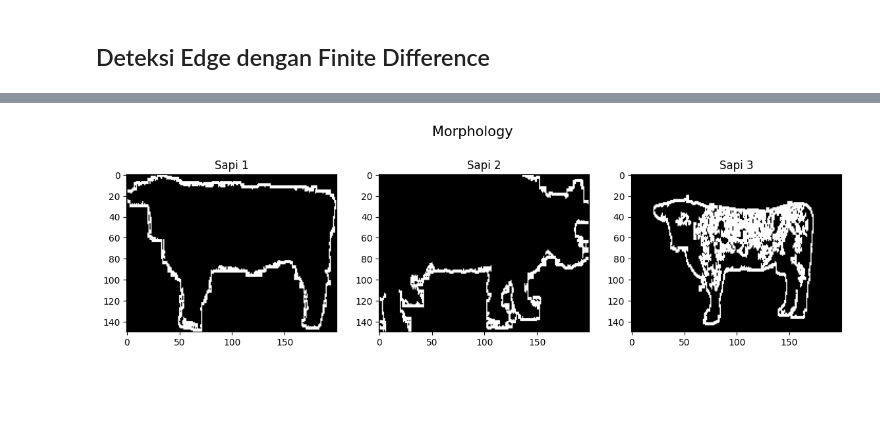
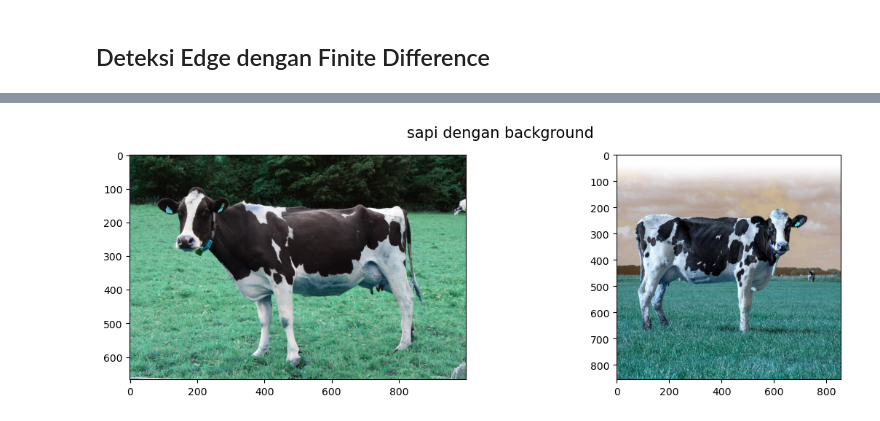
Before and after one commit to naragift/sapixy, a Jupyter notebook: main.ipynb, the cells around one changed output, grey strips where cells are left out. Saved outputs shown, nothing was run; the diff lists cells and outputs as text; code cells hidden in the pictures; blank space fills up the shorter version.

```diff
--- a/main.ipynb
+++ b/main.ipynb
@@ -272,28 +228,7 @@ def graham_scan(points):
-# %%
-def perform_morphology(image):
-    kernel = [[1, 1, 1],
-              [1, 1, 1],
-              [1, 1, 1]]
-
-    height, width = get_shape(image)
-    result = [[0] * width for _ in range(height)]
-
-    for y in range(1, height - 1):
-        for x in range(1, width - 1):
-            if image[y][x] == 255:
-                result[y][x] = 255
-
-                for ky in range(-1, 2):
-                    for kx in range(-1, 2):
-                        if kernel[ky+1][kx+1] == 1:
-                            result[y+ky][x+kx] = 255
-
-    return result
-
-morphology1 = perform_morphology(remove_dots1)
-morphology2 = perform_morphology(remove_dots2)
-morphology3 = perform_morphology(remove_dots3)
-
-display_im_nobg(morphology1,morphology2,morphology3, 'Morphology')
-# %% [output]
-[figure, removed]
+# %%
+sapi_dgn_bg1 = cv2.imread('./sapi_x.jpeg')
+sapi_dgn_bg2 = cv2.imread('./sapiy.jpg')
+
+display_im2(sapi_dgn_bg1, sapi_dgn_bg2, title='sapi dengan background')
+# %% [output]
+[figure, added]
```
Also changed, not shown: parts of 11 cells of this notebook.
